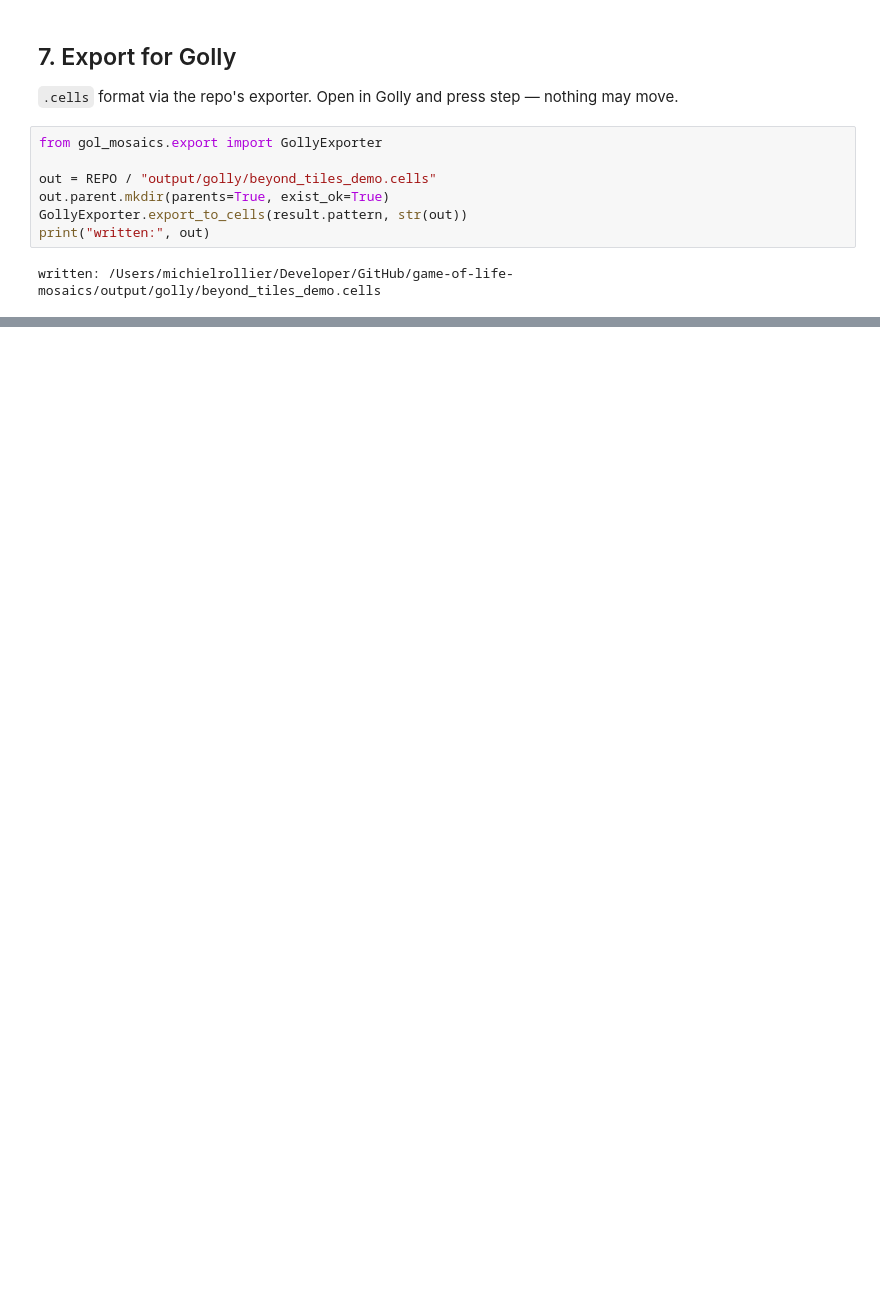
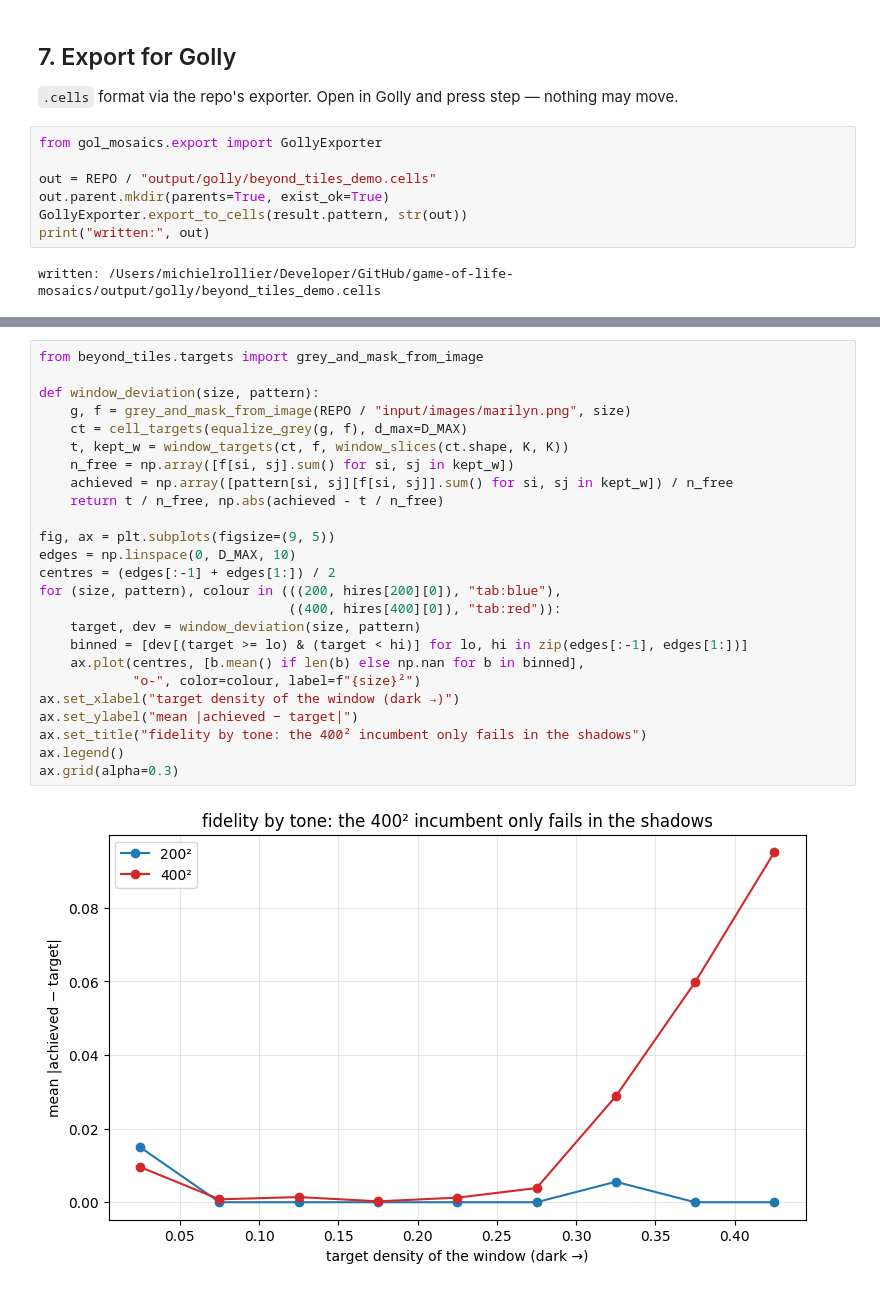
Before and after one commit to mrollier/game-of-life-mosaics, a Jupyter notebook: notebooks/beyond_tiles.ipynb, the cells around one changed output, grey strips where cells are left out. Cells and saved outputs as stored; diff of their text form; blank space fills up the shorter version.

```diff
--- a/notebooks/beyond_tiles.ipynb
+++ b/notebooks/beyond_tiles.ipynb
@@ -190,0 +313,27 @@ written: /Users/michielrollier/Developer/GitHub/game-of-life-mosaics/output/goll
+# %%
+from beyond_tiles.targets import grey_and_mask_from_image
+
+def window_deviation(size, pattern):
+    g, f = grey_and_mask_from_image(REPO / "input/images/marilyn.png", size)
+    ct = cell_targets(equalize_grey(g, f), d_max=D_MAX)
+    t, kept_w = window_targets(ct, f, window_slices(ct.shape, K, K))
+    n_free = np.array([f[si, sj].sum() for si, sj in kept_w])
+    achieved = np.array([pattern[si, sj][f[si, sj]].sum() for si, sj in kept_w]) / n_free
+    return t / n_free, np.abs(achieved - t / n_free)
+
+fig, ax = plt.subplots(figsize=(9, 5))
+edges = np.linspace(0, D_MAX, 10)
+centres = (edges[:-1] + edges[1:]) / 2
+for (size, pattern), colour in (((200, hires[200][0]), "tab:blue"),
+                                ((400, hires[400][0]), "tab:red")):
+    target, dev = window_deviation(size, pattern)
+    binned = [dev[(target >= lo) & (target < hi)] for lo, hi in zip(edges[:-1], edges[1:])]
+    ax.plot(centres, [b.mean() if len(b) else np.nan for b in binned],
+            "o-", color=colour, label=f"{size}²")
+ax.set_xlabel("target density of the window (dark →)")
+ax.set_ylabel("mean |achieved − target|")
+ax.set_title("fidelity by tone: the 400² incumbent only fails in the shadows")
+ax.legend()
+ax.grid(alpha=0.3)
+# %% [output]
+[figure, added]
```
Also changed, not shown: parts of 13 cells of this notebook, 11 other files.
